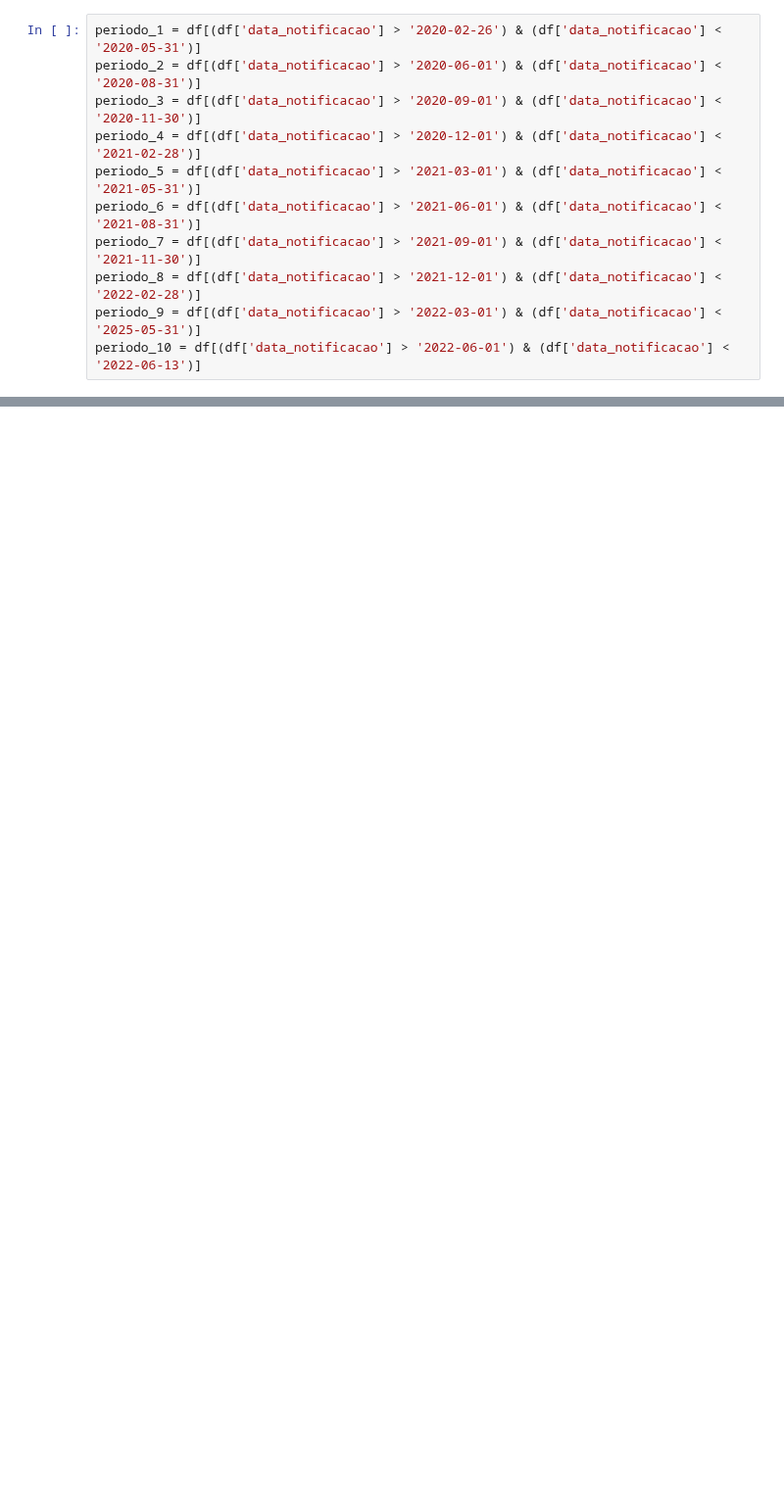
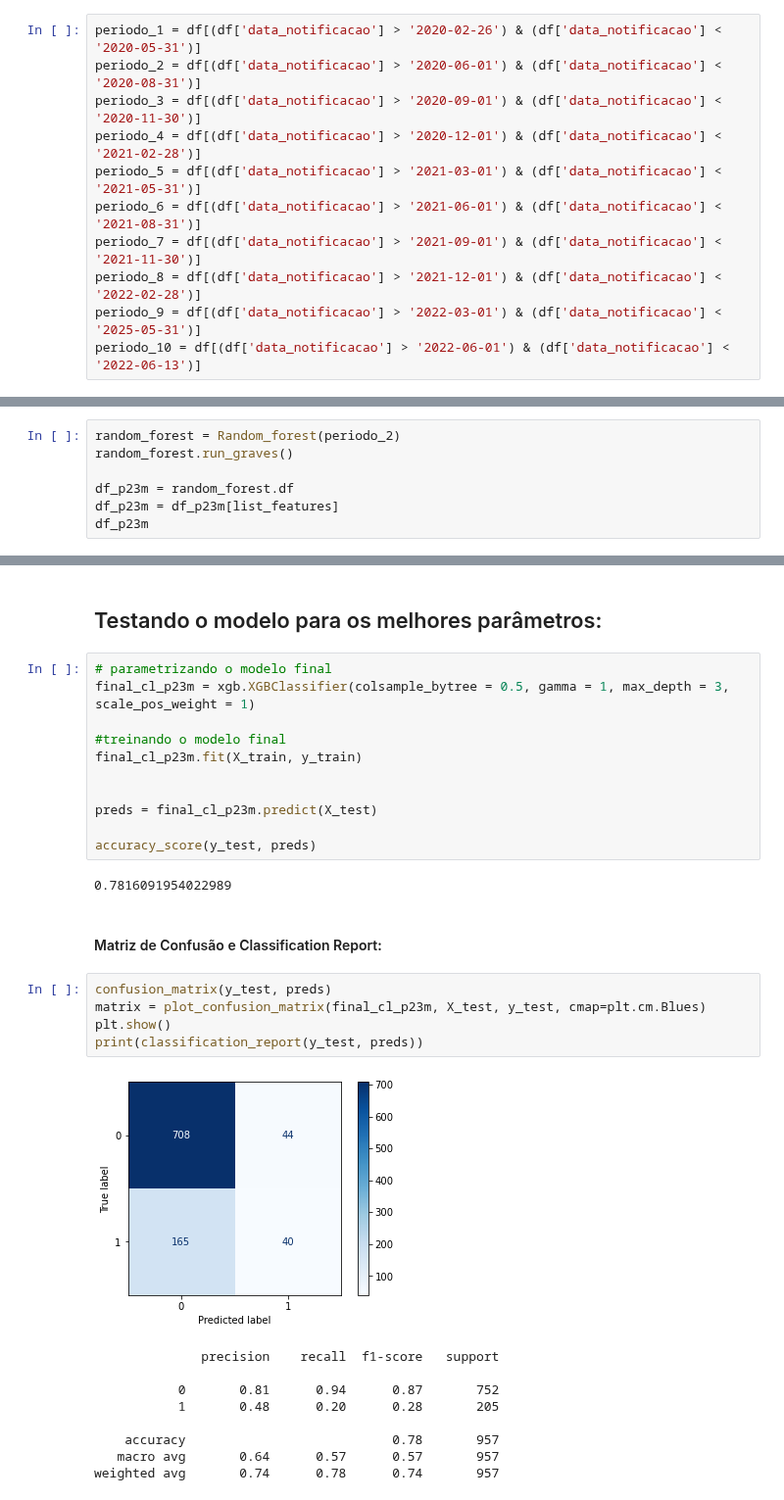
Before and after one commit to bielarnaud/Estudo_dados_de_covid, a Jupyter notebook: Codes/XGBoost.ipynb, the cells around one changed output, grey strips where cells are left out. Shown at 98% size. Saved outputs shown, nothing was run; the diff lists cells and outputs as text; blank space fills up the shorter version.

```diff
--- a/Codes/XGBoost.ipynb
+++ b/Codes/XGBoost.ipynb
@@ -1024,0 +992,7 @@ print(f'Best_params = {best_params_periodos_3meses[2][index]}')
+# %%
+random_forest = Random_forest(periodo_2)
+random_forest.run_graves()
+
+df_p23m = random_forest.df
+df_p23m = df_p23m[list_features]
+df_p23m
@@ -1024,0 +1068,32 @@ print(f'Best_params = {best_params_periodos_3meses[2][index]}')
+# %% [markdown]
+## Testando o modelo para os melhores parâmetros:
+# %%
+# parametrizando o modelo final
+final_cl_p23m = xgb.XGBClassifier(colsample_bytree = 0.5, gamma = 1, max_depth = 3, scale_pos_weight = 1)
+
+#treinando o modelo final
+final_cl_p23m.fit(X_train, y_train)
+
+
+preds = final_cl_p23m.predict(X_test)
+
+accuracy_score(y_test, preds)
+# %% [output]
+0.7816091954022989
+# %% [markdown]
+#### Matriz de Confusão e Classification Report:
+# %%
+confusion_matrix(y_test, preds)
+matrix = plot_confusion_matrix(final_cl_p23m, X_test, y_test, cmap=plt.cm.Blues)
+plt.show()
+print(classification_report(y_test, preds))
+# %% [output]
+[figure, added]
+              precision    recall  f1-score   support
+
+           0       0.81      0.94      0.87       752
+           1       0.48      0.20      0.28       205
+
+    accuracy                           0.78       957
+   macro avg       0.64      0.57      0.57       957
+weighted avg       0.74      0.78      0.74       957
```
Also changed, not shown: parts of 105 cells of this notebook.
